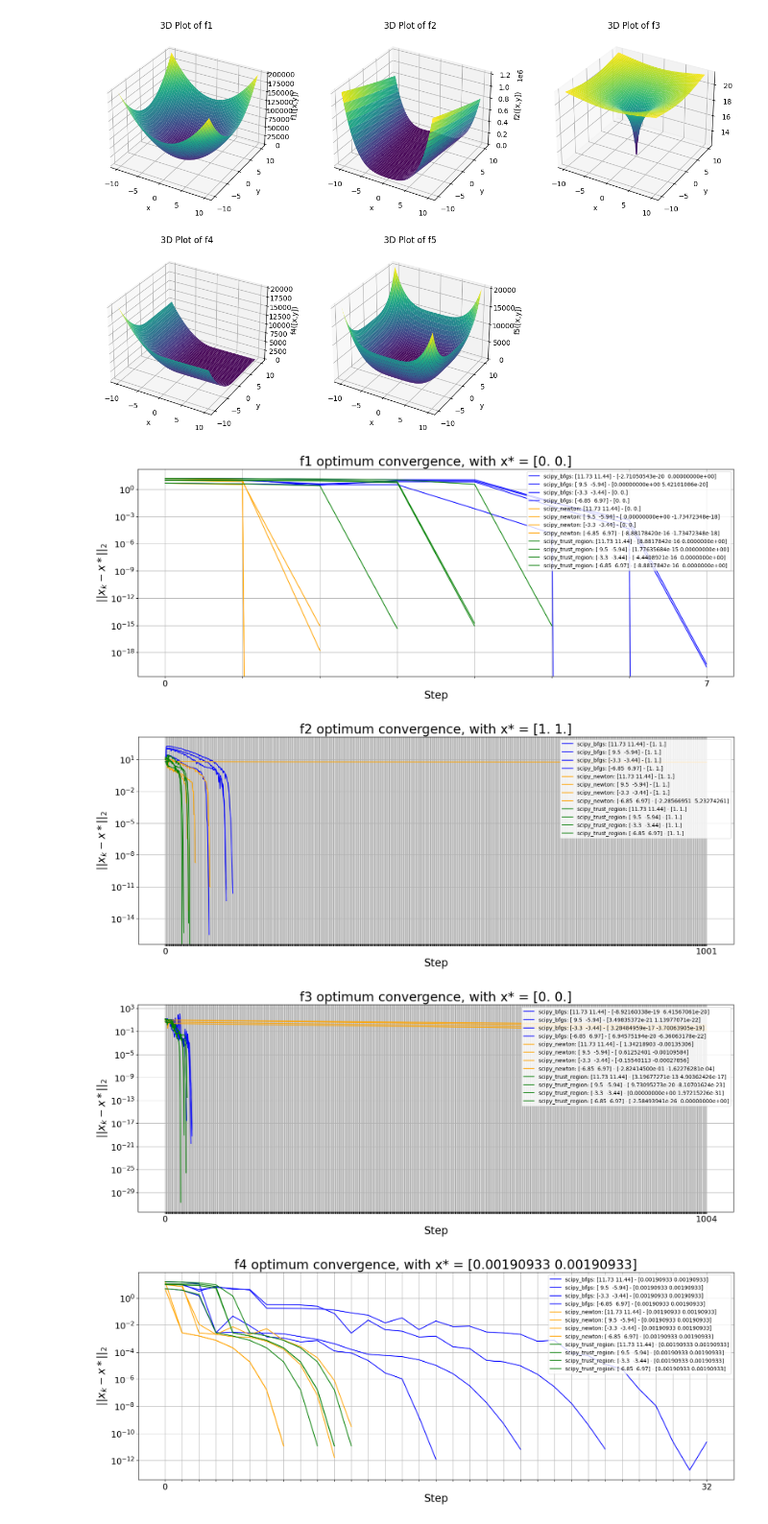
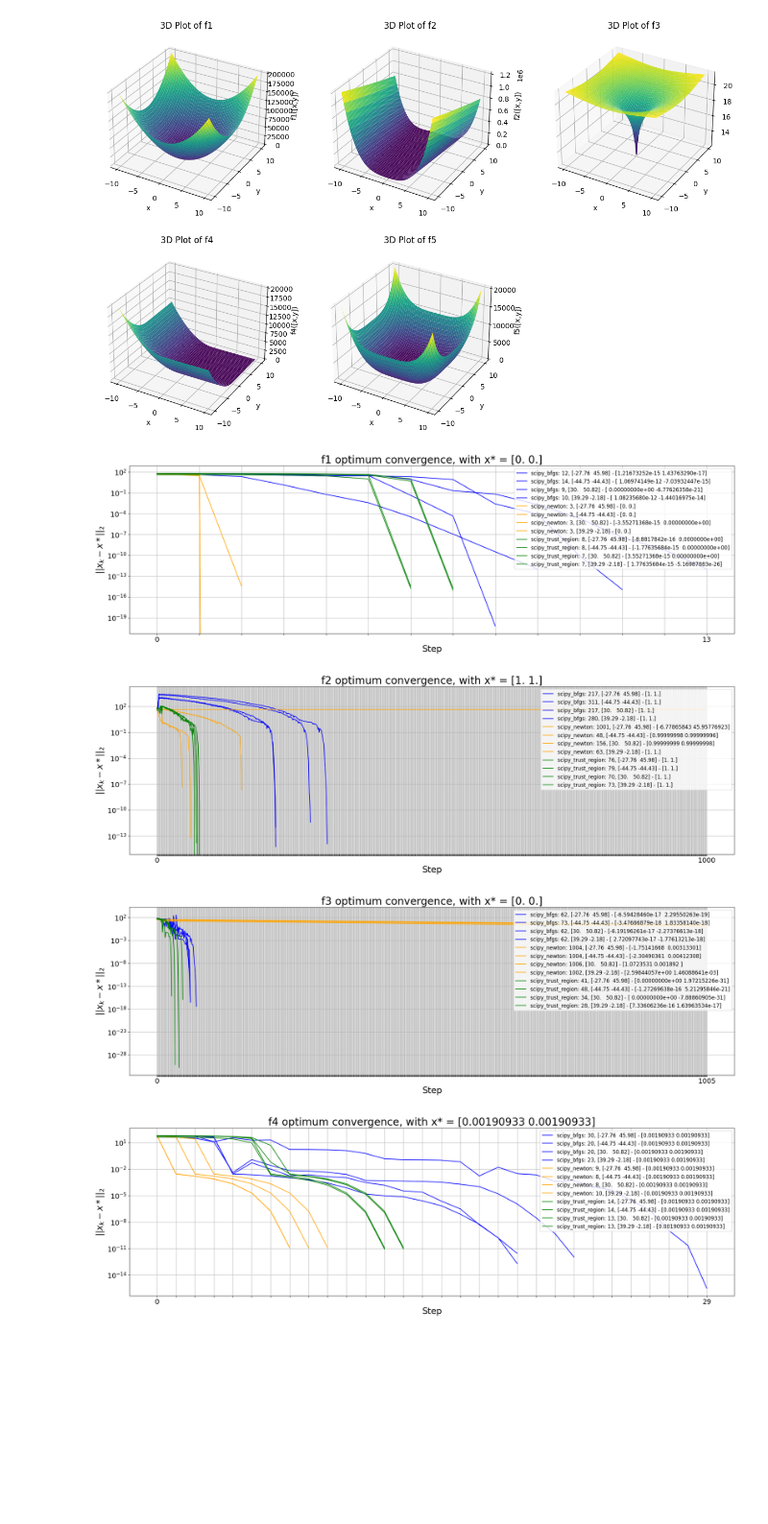
Before and after one commit to mVigholt/NO, a Jupyter notebook: Week 1/Assignment_Notebook.ipynb, the cells around one changed output. Shown at 96% size. Drawn from its saved outputs; the diff is of its cells as text; code cells hidden in the pictures; blank space fills up the shorter version.

```diff
--- a/Week 1/Assignment_Notebook.ipynb
+++ b/Week 1/Assignment_Notebook.ipynb
@@ -116,42 +116,41 @@ plot_functions(F)
 # %%
 def plot_optimizers(F, O, xs):
     for f in F:
-        plt.figure(figsize=(20, 7))
+        plt.figure(figsize=(25, 7))
         plt.yscale("log") #value : {"linear", "log", "symlog", "logit", ...}
         optimal = x_opt(f[0], 2)
         t = 0
         for o in O:
             for x0 in xs:
                 max_iterations, epsilon = 1000, 1.e-10
                 if (o[1] == scipy_bfgs):
                     xk,grad_norms = o[1](f[1],f[2],x0,max_iterations,epsilon)
                 else:
                     xk,grad_norms = o[1](f[1],f[2],f[3],x0,max_iterations,epsilon)
                 t = (len(xk) if t < len(xk) else t)
                 N = [np.linalg.norm(v, ord=2) for v in xk-np.full_like(xk, optimal)]
-                label = f"{o[0]}: {np.array2string(x0, precision=2)} - {xk[-1]}"
+                label = f"{o[0]}: {len(xk)}, {np.array2string(x0, precision=2)} - {xk[-1]}"
                 plt.plot(range(0,len(xk)), N, label = label, color = o[2])
-        plt.legend(loc='upper right')
+        plt.legend(loc='upper right', fontsize=12)
         plt.title(f"{f[0]} optimum convergence, with x* = {optimal}", fontsize=24)
         plt.xlabel("Step", fontsize=20)
         plt.ylabel("$||x_k - x*||_2$", fontsize=20)
         xticks_labels = [str(pos) if (pos == 0 or pos == t-1) else '' for pos in range(0, t)]
         plt.xticks(range(0, t), xticks_labels, fontsize=16)
         plt.yticks(fontsize=16)
         plt.grid()
         plt.show()
 
 xs = []
 for _ in range(4):
-    #np.random.normal(0, 10, size=2)
-    #np.random.uniform(-10, 10+1, size=2)
-    #np.random.randint(-10, 10+1, size=2)
-    #np.ones(2)
-    xs.append(np.random.normal(0, 10, size=2))
+    # xs.append(np.random.normal(0, 10, size=2))
+    xs.append(np.random.uniform(-50, 50+1, size=2))
+    # xs.append(np.random.randint(-10, 10+1, size=2))
+    np.ones(2)
 
 plot_optimizers(F, O, xs)
 # %% [output]
-[figure, old version]
+[figure, new version]
-[figure, old version]
+[figure, new version]
-[figure, old version]
+[figure, new version]
-[figure, old version]
+[figure, new version]
```
Also changed, not shown: parts of 1 cell of this notebook.
